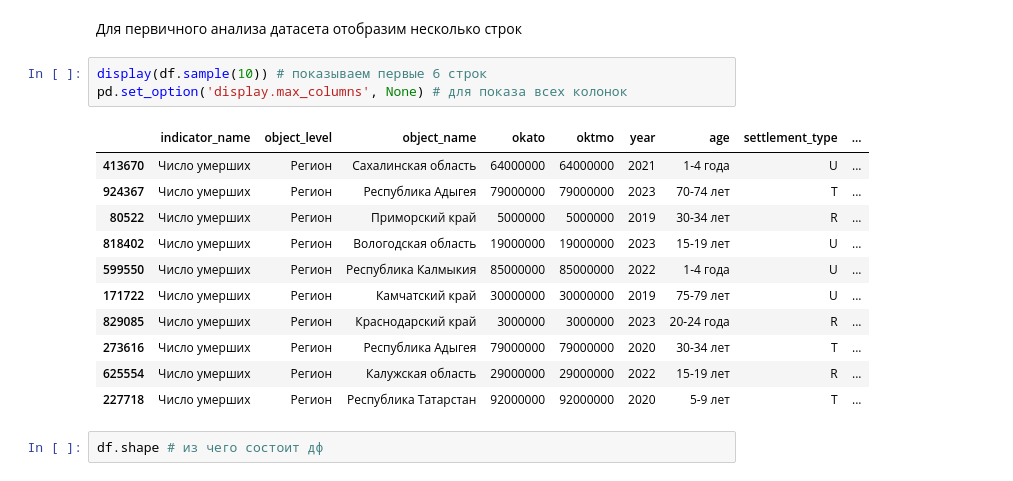
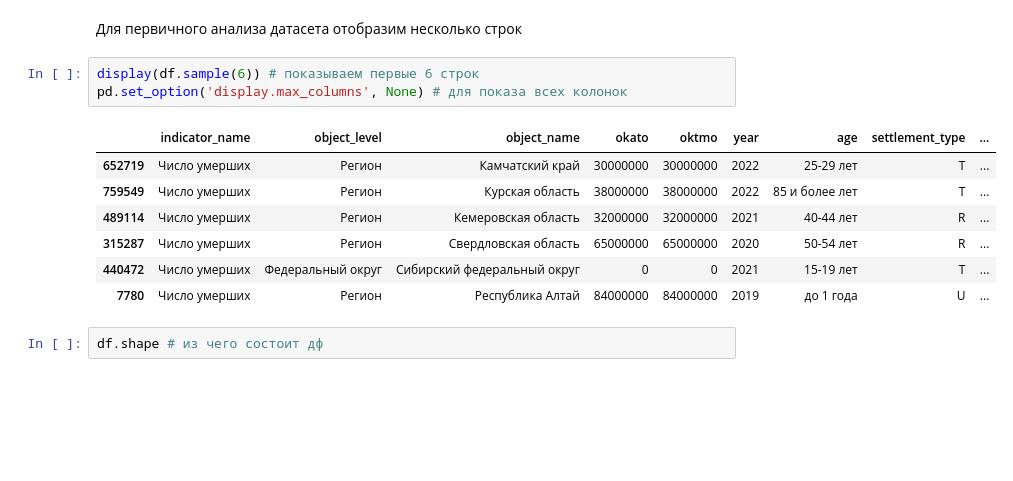
Before and after one commit to lidaEYE/despair-deaths-analysis, a Jupyter notebook: analysis.ipynb, the cells around one changed output. Cells and saved outputs as stored; diff of their text form; blank space fills up the shorter version.

```diff
--- a/analysis.ipynb
+++ b/analysis.ipynb
@@ -20,20 +20,16 @@ df = pd.read_csv("data_despair_139_v20241014.zip", compression="zip", sep=";")
 # %% [markdown]
 Для первичного анализа датасета отобразим несколько строк
 # %%
-display(df.sample(10)) # показываем первые 6 строк
+display(df.sample(6)) # показываем первые 6 строк
 pd.set_option('display.max_columns', None) # для показа всех колонок
 # %% [output]
 |  | indicator_name | object_level | object_name | okato | oktmo | year | age | settlement_type | ... |
-| 413670 | Число умерших | Регион | Сахалинская область | 64000000 | 64000000 | 2021 | 1-4 года | U | ... |
-| 924367 | Число умерших | Регион | Республика Адыгея | 79000000 | 79000000 | 2023 | 70-74 лет | T | ... |
-| 80522 | Число умерших | Регион | Приморский край | 5000000 | 5000000 | 2019 | 30-34 лет | R | ... |
-| 818402 | Число умерших | Регион | Вологодская область | 19000000 | 19000000 | 2023 | 15-19 лет | U | ... |
-| 599550 | Число умерших | Регион | Республика Калмыкия | 85000000 | 85000000 | 2022 | 1-4 года | U | ... |
-| 171722 | Число умерших | Регион | Камчатский край | 30000000 | 30000000 | 2019 | 75-79 лет | U | ... |
-| 829085 | Число умерших | Регион | Краснодарский край | 3000000 | 3000000 | 2023 | 20-24 года | R | ... |
-| 273616 | Число умерших | Регион | Республика Адыгея | 79000000 | 79000000 | 2020 | 30-34 лет | T | ... |
-| 625554 | Число умерших | Регион | Калужская область | 29000000 | 29000000 | 2022 | 15-19 лет | R | ... |
-| 227718 | Число умерших | Регион | Республика Татарстан | 92000000 | 92000000 | 2020 | 5-9 лет | T | ... |
+| 652719 | Число умерших | Регион | Камчатский край | 30000000 | 30000000 | 2022 | 25-29 лет | T | ... |
+| 759549 | Число умерших | Регион | Курская область | 38000000 | 38000000 | 2022 | 85 и более лет | T | ... |
+| 489114 | Число умерших | Регион | Кемеровская область | 32000000 | 32000000 | 2021 | 40-44 лет | R | ... |
+| 315287 | Число умерших | Регион | Свердловская область | 65000000 | 65000000 | 2020 | 50-54 лет | R | ... |
+| 440472 | Число умерших | Федеральный округ | Сибирский федеральный округ | 0 | 0 | 2021 | 15-19 лет | T | ... |
+| 7780 | Число умерших | Регион | Республика Алтай | 84000000 | 84000000 | 2019 | до 1 года | U | ... |
 # %%
 df.shape # из чего состоит дф
 # %% [output]
```
Also changed, not shown: parts of 17 cells of this notebook.
